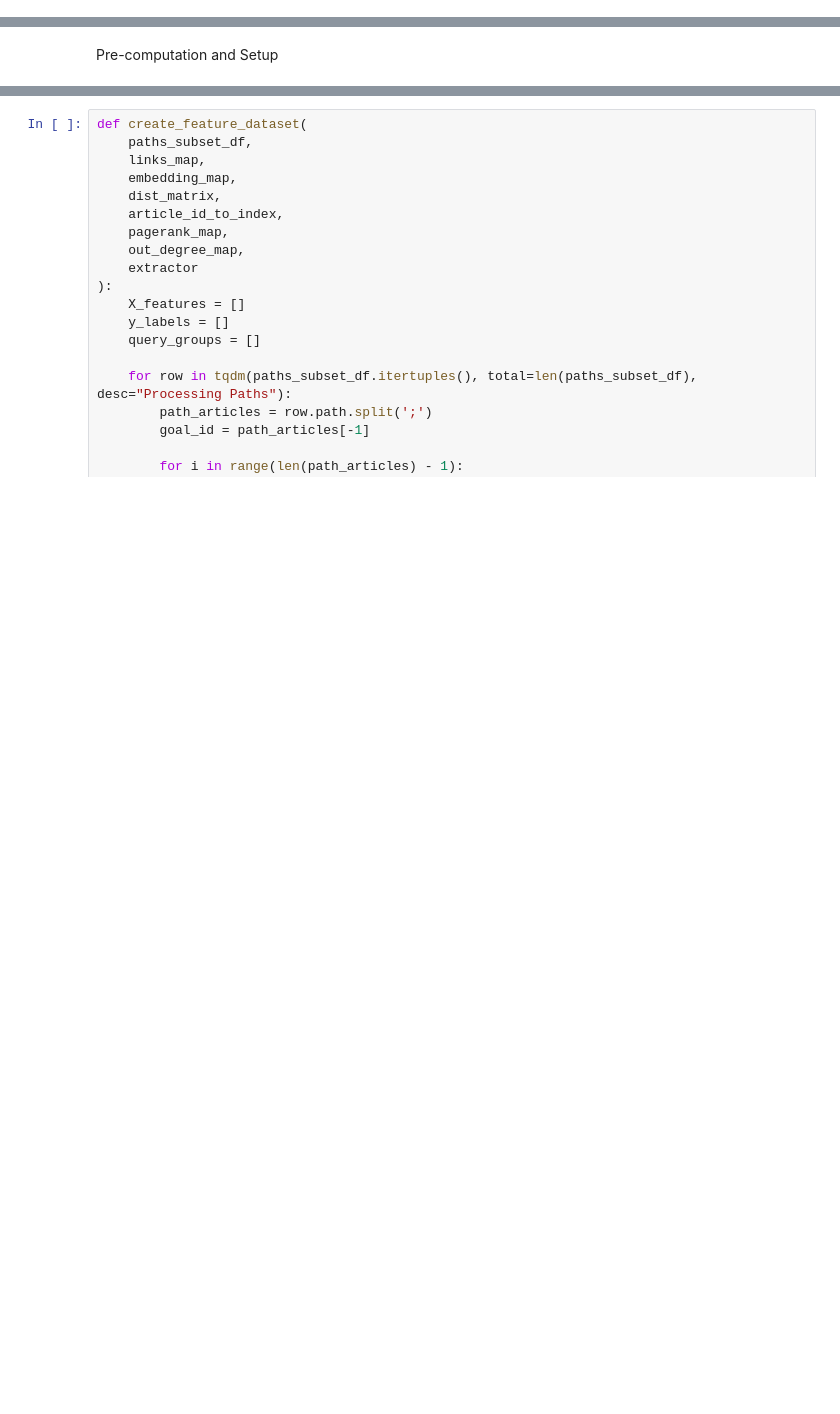
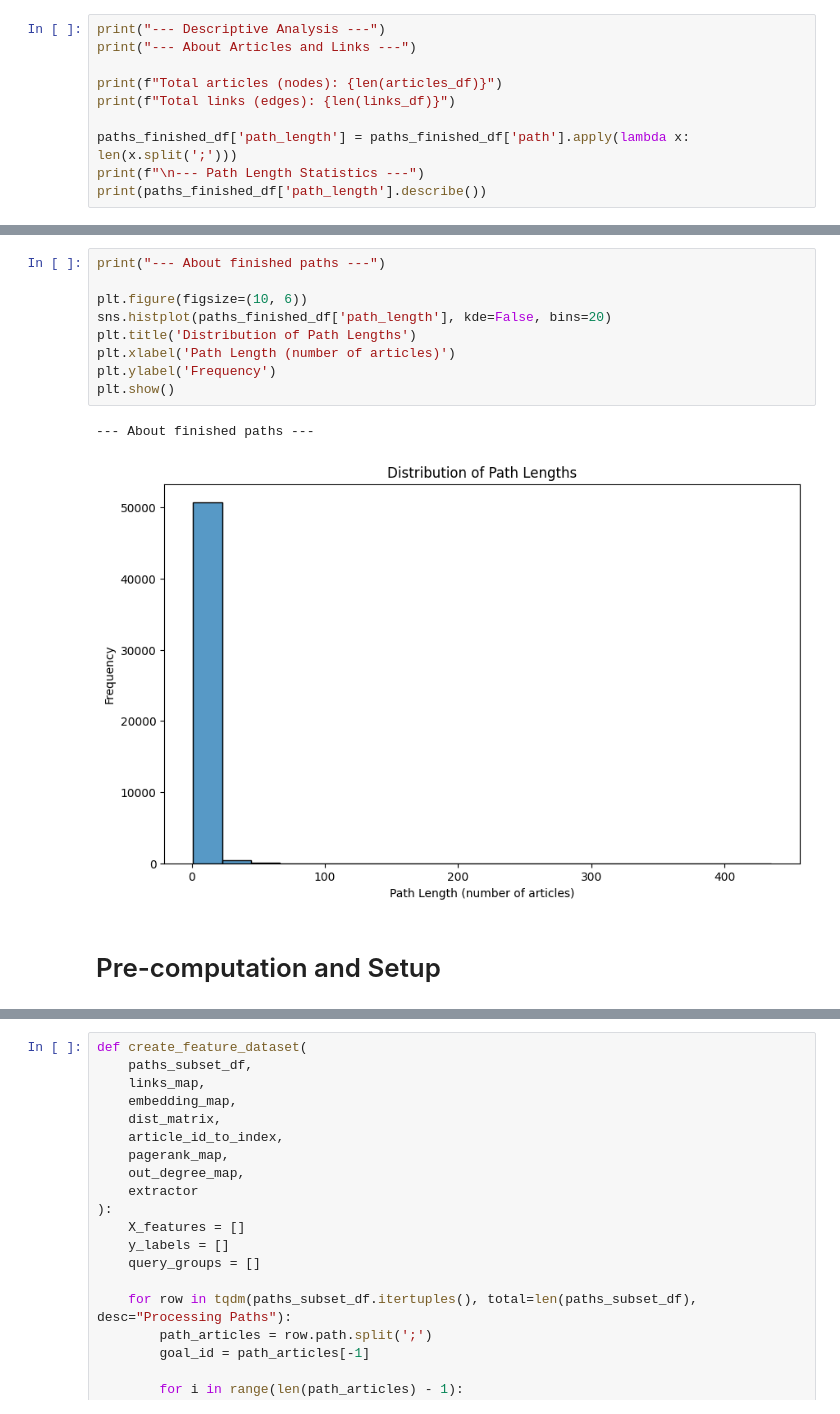
Before and after one commit to au-nlp/project-milestone-p2-group2, a Jupyter notebook: main.ipynb, the cells around one changed output, grey strips where cells are left out. Drawn from its saved outputs; the diff is of its cells as text; blank space fills up the shorter version.

```diff
--- a/main.ipynb
+++ b/main.ipynb
@@ -122,0 +319,10 @@ Example missing text: ['Skåneland', 'The_Last_Supper_(Leonardo)', 'History_of_M
+# %%
+print("--- Descriptive Analysis ---")
+print("--- About Articles and Links ---")
+
+print(f"Total articles (nodes): {len(articles_df)}")
+print(f"Total links (edges): {len(links_df)}")
+
+paths_finished_df['path_length'] = paths_finished_df['path'].apply(lambda x: len(x.split(';')))
+print(f"\n--- Path Length Statistics ---")
+print(paths_finished_df['path_length'].describe())
@@ -123,5 +345,17 @@ Example missing text: ['Skåneland', 'The_Last_Supper_(Leonardo)', 'History_of_M
+# %%
+print("--- About finished paths ---")
+
+plt.figure(figsize=(10, 6))
+sns.histplot(paths_finished_df['path_length'], kde=False, bins=20)
+plt.title('Distribution of Path Lengths')
+plt.xlabel('Path Length (number of articles)')
+plt.ylabel('Frequency')
+plt.show()
+# %% [output]
+--- About finished paths ---
+[figure, added]
 # %% [markdown]
-Pre-computation and Setup
+# Pre-computation and Setup
 # %%
 extractor = FeatureExtractor()
 
```
Also changed, not shown: parts of 32 cells of this notebook.
